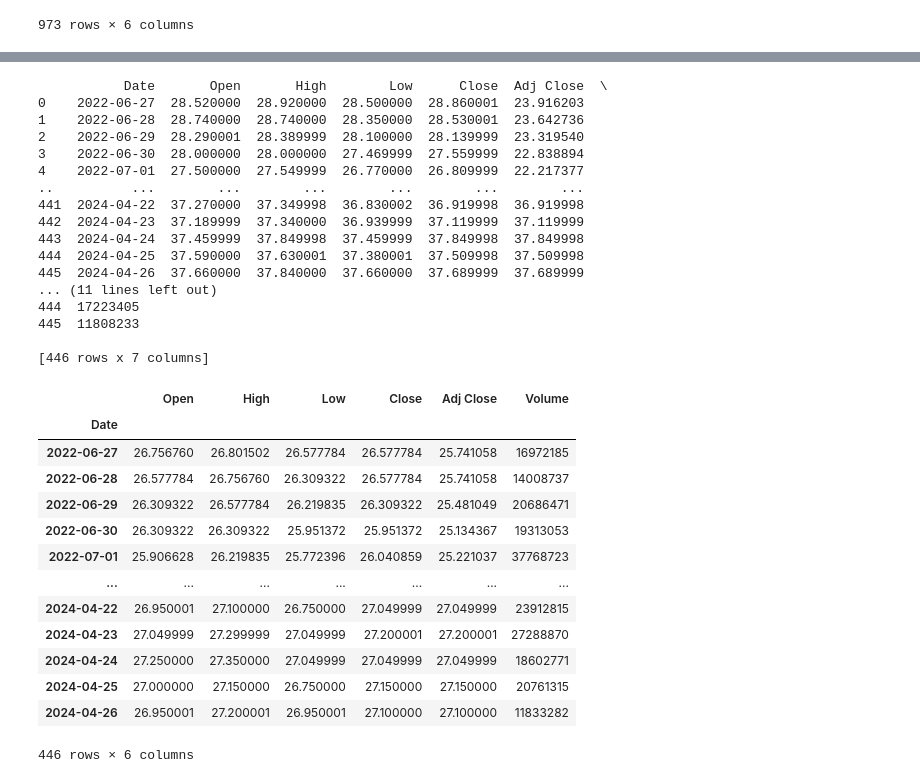
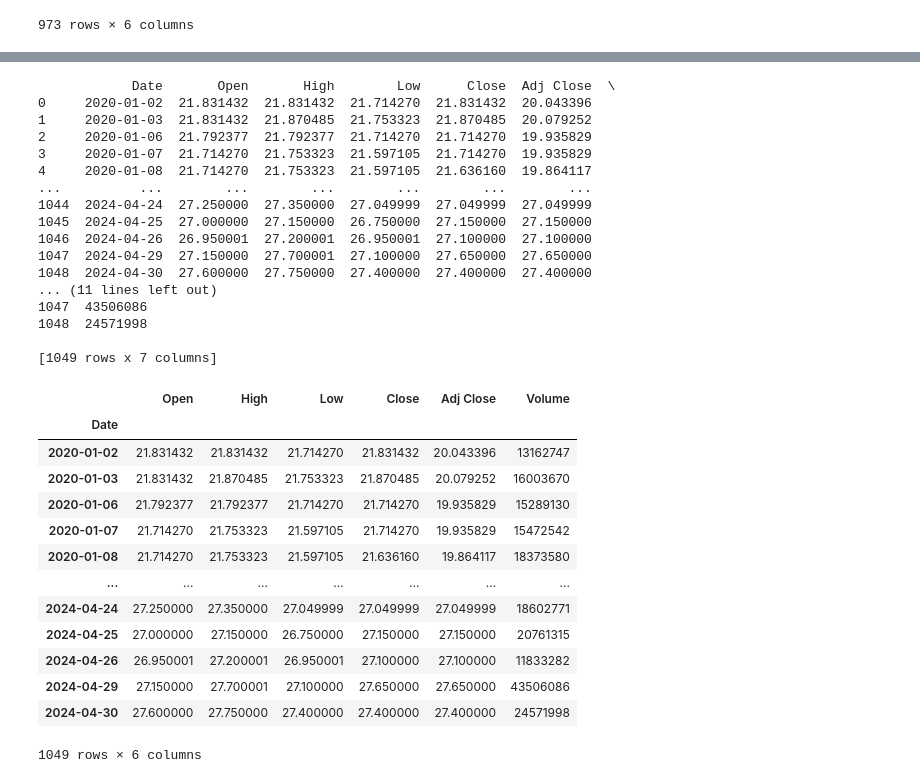
Before and after one commit to Haileysyana/stock_data, a Jupyter notebook: 0418 homework.ipynb, the cells around one changed output, grey strips where cells are left out. Drawn from its saved outputs; the diff is of its cells as text; code cells hidden in the pictures.

```diff
--- a/0418 homework.ipynb
+++ b/0418 homework.ipynb
@@ -144,7 +144,7 @@ df2
 973 rows × 6 columns
 # %%
 name2=['ytl0114']
-data_name2=['stocks_data']
+data_name2=['import_stocksdata']
 stock_name2=['0050','0056','00878','1519','2002','2382','2603','2609','2615','2884']
 for i in name2:
     for j in data_name2:
@@ -173,38 +173,38 @@ for i in name2:
 # %%
 print(df_test3)
 # %% [output]
-           Date       Open       High        Low      Close  Adj Close  \
-0    2022-06-27  28.520000  28.920000  28.500000  28.860001  23.916203
-1    2022-06-28  28.740000  28.740000  28.350000  28.530001  23.642736
-2    2022-06-29  28.290001  28.389999  28.100000  28.139999  23.319540
-3    2022-06-30  28.000000  28.000000  27.469999  27.559999  22.838894
-4    2022-07-01  27.500000  27.549999  26.770000  26.809999  22.217377
-..          ...        ...        ...        ...        ...        ...
-441  2024-04-22  37.270000  37.349998  36.830002  36.919998  36.919998
-442  2024-04-23  37.189999  37.340000  36.939999  37.119999  37.119999
-443  2024-04-24  37.459999  37.849998  37.459999  37.849998  37.849998
-444  2024-04-25  37.590000  37.630001  37.380001  37.509998  37.509998
-445  2024-04-26  37.660000  37.840000  37.660000  37.689999  37.689999
+            Date       Open       High        Low      Close  Adj Close  \
+0     2020-01-02  21.831432  21.831432  21.714270  21.831432  20.043396
+1     2020-01-03  21.831432  21.870485  21.753323  21.870485  20.079252
+2     2020-01-06  21.792377  21.792377  21.714270  21.714270  19.935829
+3     2020-01-07  21.714270  21.753323  21.597105  21.714270  19.935829
+4     2020-01-08  21.714270  21.753323  21.597105  21.636160  19.864117
+...          ...        ...        ...        ...        ...        ...
+1044  2024-04-24  27.250000  27.350000  27.049999  27.049999  27.049999
+1045  2024-04-25  27.000000  27.150000  26.750000  27.150000  27.150000
+1046  2024-04-26  26.950001  27.200001  26.950001  27.100000  27.100000
+1047  2024-04-29  27.150000  27.700001  27.100000  27.650000  27.650000
+1048  2024-04-30  27.600000  27.750000  27.400000  27.400000  27.400000
 ... (11 lines left out)
-444  17223405
-445  11808233
+1047  43506086
+1048  24571998
 
-[446 rows x 7 columns]
+[1049 rows x 7 columns]
 # %%
-df3=pd.read_csv(url,index_col=0)
+df3=pd.read_csv(url3,index_col=0)
 df3
 # %% [output]
 |  | Open | High | Low | Close | Adj Close | Volume |
 | Date |  |  |  |  |  |  |
-| 2022-06-27 | 26.756760 | 26.801502 | 26.577784 | 26.577784 | 25.741058 | 16972185 |
-| 2022-06-28 | 26.577784 | 26.756760 | 26.309322 | 26.577784 | 25.741058 | 14008737 |
-| 2022-06-29 | 26.309322 | 26.577784 | 26.219835 | 26.309322 | 25.481049 | 20686471 |
-| 2022-06-30 | 26.309322 | 26.309322 | 25.951372 | 25.951372 | 25.134367 | 19313053 |
-| 2022-07-01 | 25.906628 | 26.219835 | 25.772396 | 26.040859 | 25.221037 | 37768723 |
+| 2020-01-02 | 21.831432 | 21.831432 | 21.714270 | 21.831432 | 20.043396 | 13162747 |
+| 2020-01-03 | 21.831432 | 21.870485 | 21.753323 | 21.870485 | 20.079252 | 16003670 |
+| 2020-01-06 | 21.792377 | 21.792377 | 21.714270 | 21.714270 | 19.935829 | 15289130 |
+| 2020-01-07 | 21.714270 | 21.753323 | 21.597105 | 21.714270 | 19.935829 | 15472542 |
+| 2020-01-08 | 21.714270 | 21.753323 | 21.597105 | 21.636160 | 19.864117 | 18373580 |
 | ... | ... | ... | ... | ... | ... | ... |
-| 2024-04-22 | 26.950001 | 27.100000 | 26.750000 | 27.049999 | 27.049999 | 23912815 |
-| 2024-04-23 | 27.049999 | 27.299999 | 27.049999 | 27.200001 | 27.200001 | 27288870 |
 | 2024-04-24 | 27.250000 | 27.350000 | 27.049999 | 27.049999 | 27.049999 | 18602771 |
 | 2024-04-25 | 27.000000 | 27.150000 | 26.750000 | 27.150000 | 27.150000 | 20761315 |
 | 2024-04-26 | 26.950001 | 27.200001 | 26.950001 | 27.100000 | 27.100000 | 11833282 |
+| 2024-04-29 | 27.150000 | 27.700001 | 27.100000 | 27.650000 | 27.650000 | 43506086 |
+| 2024-04-30 | 27.600000 | 27.750000 | 27.400000 | 27.400000 | 27.400000 | 24571998 |
-446 rows × 6 columns
+1049 rows × 6 columns
```
Also changed, not shown: parts of 1 cell of this notebook.
